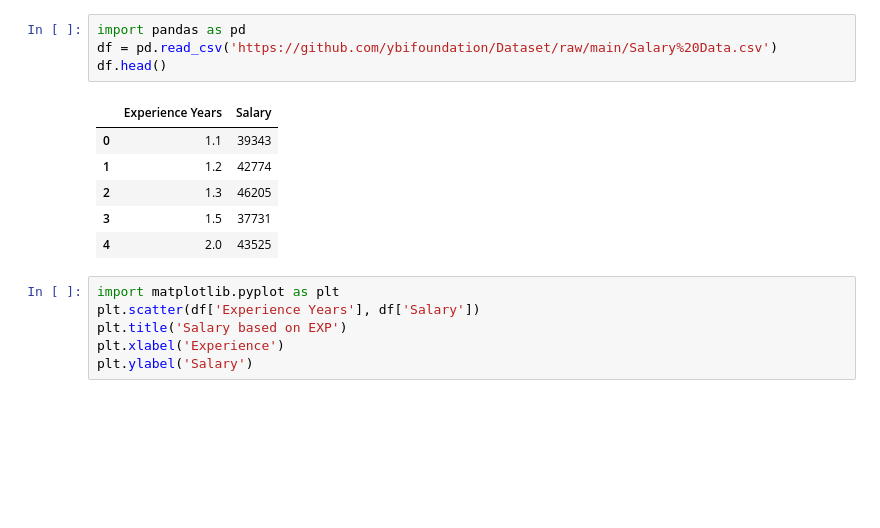
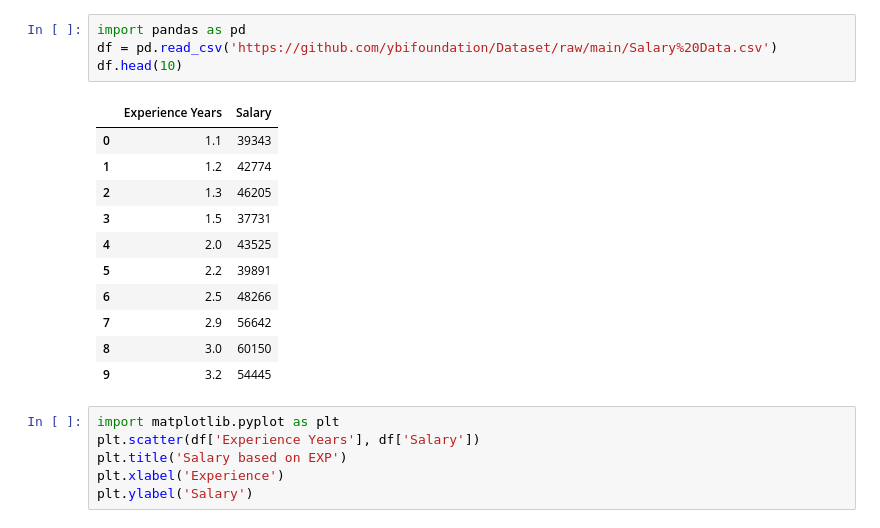
Before and after one commit to Subash-d/ML-Basics, a Jupyter notebook: lin_reg.ipynb, the cells around one changed output. Drawn from its saved outputs; the diff is of its cells as text; blank space fills up the shorter version.

```diff
--- a/lin_reg.ipynb
+++ b/lin_reg.ipynb
@@ -1,14 +1,19 @@
 # %%
 import pandas as pd
 df = pd.read_csv('https://github.com/ybifoundation/Dataset/raw/main/Salary%20Data.csv')
-df.head()
+df.head(10)
 # %% [output]
 |  | Experience Years | Salary |
 | 0 | 1.1 | 39343 |
 | 1 | 1.2 | 42774 |
 | 2 | 1.3 | 46205 |
 | 3 | 1.5 | 37731 |
 | 4 | 2.0 | 43525 |
+| 5 | 2.2 | 39891 |
+| 6 | 2.5 | 48266 |
+| 7 | 2.9 | 56642 |
+| 8 | 3.0 | 60150 |
+| 9 | 3.2 | 54445 |
 # %%
 import matplotlib.pyplot as plt
 plt.scatter(df['Experience Years'], df['Salary'])
```
